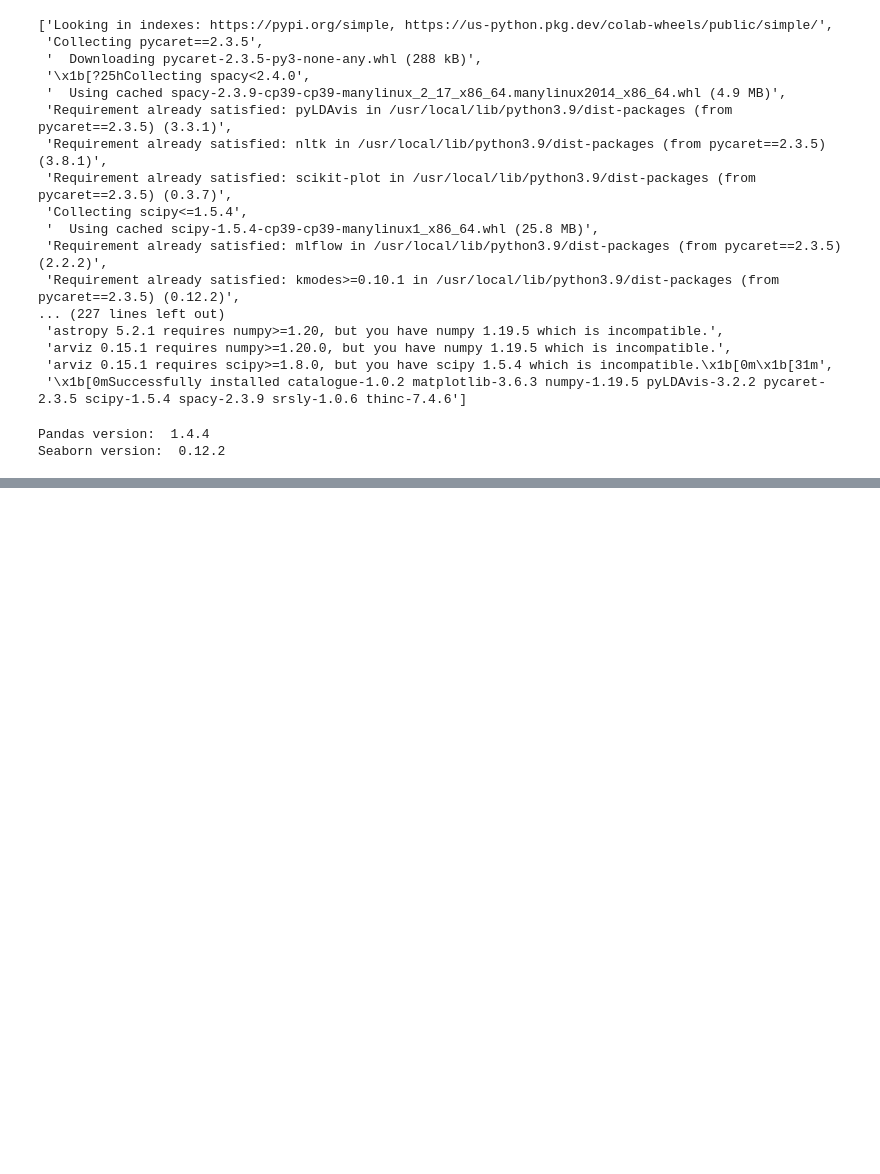
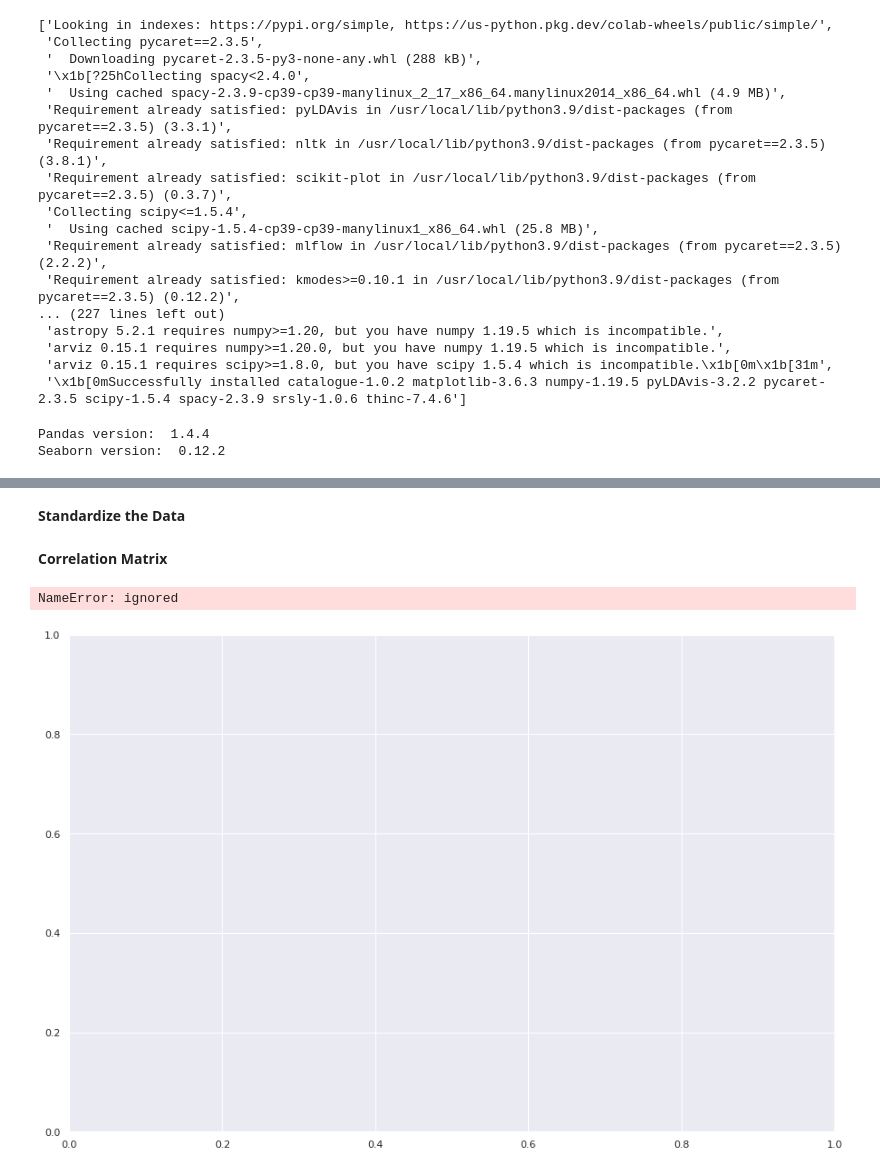
Before and after one commit to nelmalfernando/Nelmal_INSE_6220_Project, a Jupyter notebook: INSE_6220_Project.ipynb, the cells around one changed output, grey strips where cells are left out. Saved outputs shown, nothing was run; the diff lists cells and outputs as text; code cells hidden in the pictures; blank space fills up the shorter version.

```diff
--- a/INSE_6220_Project.ipynb
+++ b/INSE_6220_Project.ipynb
@@ -84,0 +113,3 @@ memory usage: 256.1 KB
+# %%
+X = df.drop(columns=['Potability'])
+X.head(10)
@@ -84,0 +141,16 @@ memory usage: 256.1 KB
+# %% [markdown]
+**Standardize the Data**
+# %% [markdown]
+**Correlation Matrix**
+# %%
+fig1,ax1 = plt.subplots(figsize=(15,10))
+ax = sns.heatmap(X.corr(), cmap='RdYlGn_r', linewidths=0.3, annot=True, cbar=False, square=True)
+plt.yticks(rotation=0)
+ax.tick_params(labelbottom=False,labeltop=True)
+ax.set_xticklabels(ax.get_xticklabels(),rotation=0);
+
+#X.corr().style.background_gradient(cmap='coolwarm').set_precision(2)
+#sns.clustermap(X.corr(), annot=True, fmt='.2f')
+# %% [output]
+NameError: ignored
+[figure, added]
```
Also changed, not shown: parts of 11 cells of this notebook.
